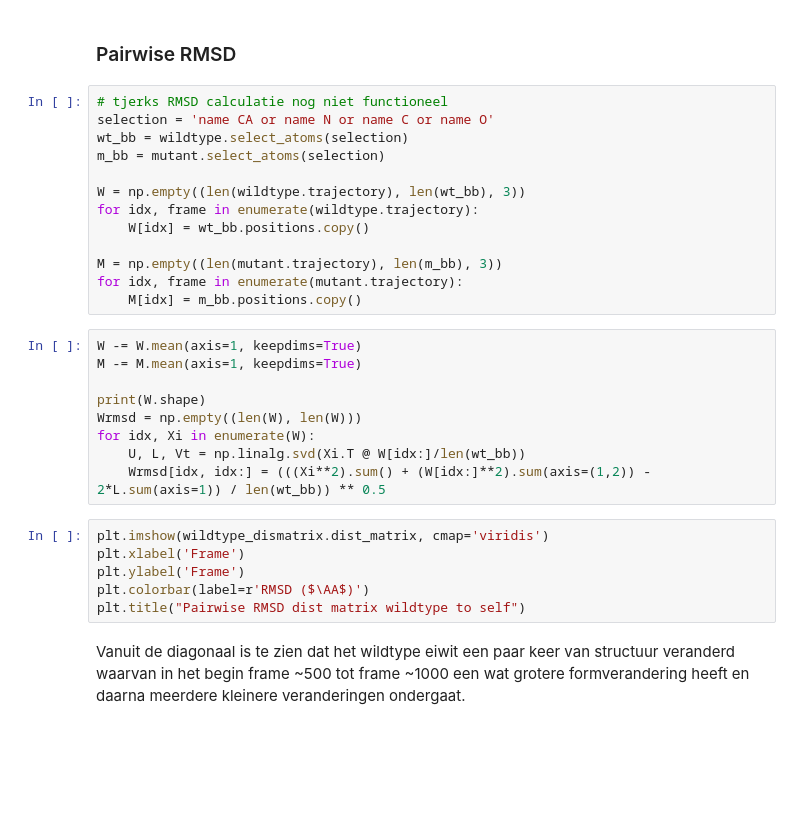
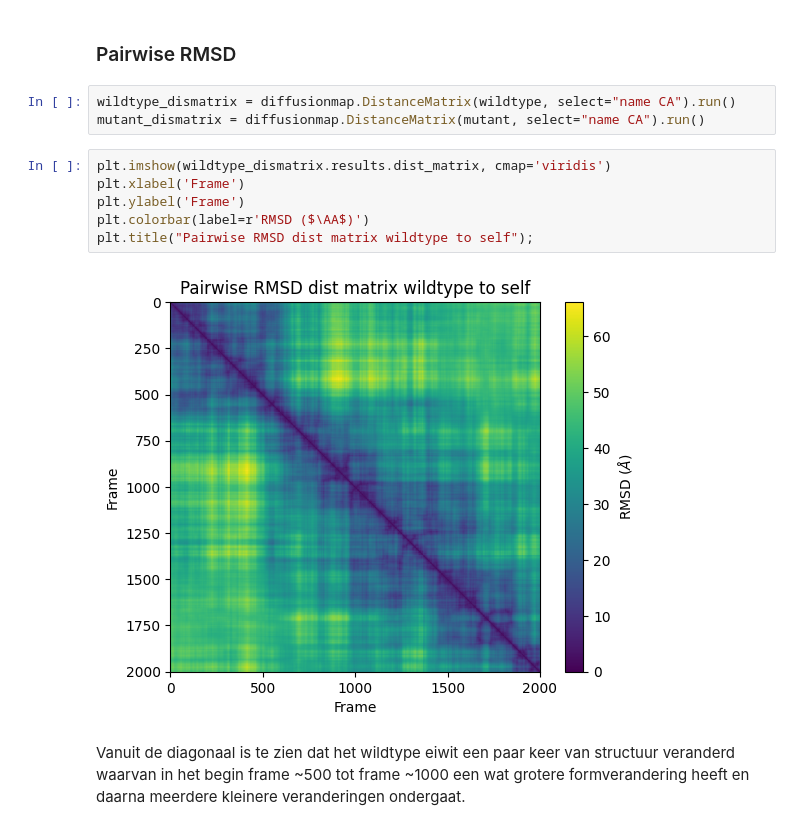
Before and after one commit to YamilaTimmer/molecular-dynamics, a Jupyter notebook: Casus_MolecularModeling.ipynb, the cells around one changed output. Saved outputs shown, nothing was run; the diff lists cells and outputs as text; blank space fills up the shorter version.

```diff
--- a/Casus_MolecularModeling.ipynb
+++ b/Casus_MolecularModeling.ipynb
@@ -307,34 +304,17 @@ ax.set_ylabel(r'RMSD ($\AA$)')
 De 1-dimensionale RMSD laat zien dat de structuren onstabiele RMSD-waardes hebben, waarvan de mutant rond de 250 en 1000 frames erg fluctueert.
 # %% [markdown]
 ### Pairwise RMSD
-# %%
-# tjerks RMSD calculatie nog niet functioneel
-selection = 'name CA or name N or name C or name O'
-wt_bb = wildtype.select_atoms(selection)
-m_bb = mutant.select_atoms(selection)
-
-W = np.empty((len(wildtype.trajectory), len(wt_bb), 3))
-for idx, frame in enumerate(wildtype.trajectory):
-    W[idx] = wt_bb.positions.copy()
-
-M = np.empty((len(mutant.trajectory), len(m_bb), 3))
-for idx, frame in enumerate(mutant.trajectory):
-    M[idx] = m_bb.positions.copy()
-# %%
-W -= W.mean(axis=1, keepdims=True)
-M -= M.mean(axis=1, keepdims=True)
-
-print(W.shape)
-Wrmsd = np.empty((len(W), len(W)))
-for idx, Xi in enumerate(W):
-    U, L, Vt = np.linalg.svd(Xi.T @ W[idx:]/len(wt_bb))
-    Wrmsd[idx, idx:] = (((Xi**2).sum() + (W[idx:]**2).sum(axis=(1,2)) - 2*L.sum(axis=1)) / len(wt_bb)) ** 0.5
+# %%
+wildtype_dismatrix = diffusionmap.DistanceMatrix(wildtype, select="name CA").run()
+mutant_dismatrix = diffusionmap.DistanceMatrix(mutant, select="name CA").run()
 # %%
-plt.imshow(wildtype_dismatrix.dist_matrix, cmap='viridis')
+plt.imshow(wildtype_dismatrix.results.dist_matrix, cmap='viridis')
 plt.xlabel('Frame')
 plt.ylabel('Frame')
 plt.colorbar(label=r'RMSD ($\AA$)')
-plt.title("Pairwise RMSD dist matrix wildtype to self")
+plt.title("Pairwise RMSD dist matrix wildtype to self");
+# %% [output]
+[figure, added]
 # %% [markdown]
 Vanuit de diagonaal is te zien dat het wildtype eiwit een paar keer van structuur veranderd waarvan in het begin frame ~500 tot frame ~1000 een wat grotere formverandering heeft en daarna meerdere kleinere veranderingen ondergaat.
 # %%
```
Also changed, not shown: parts of 10 cells of this notebook.
